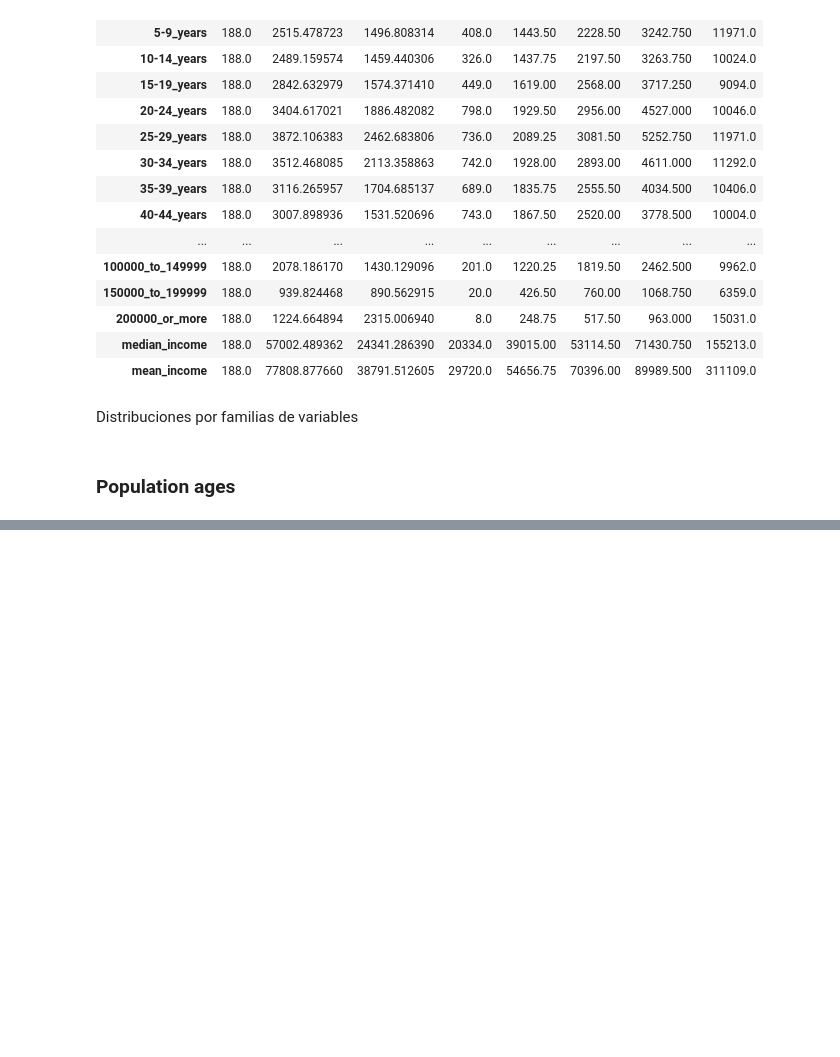
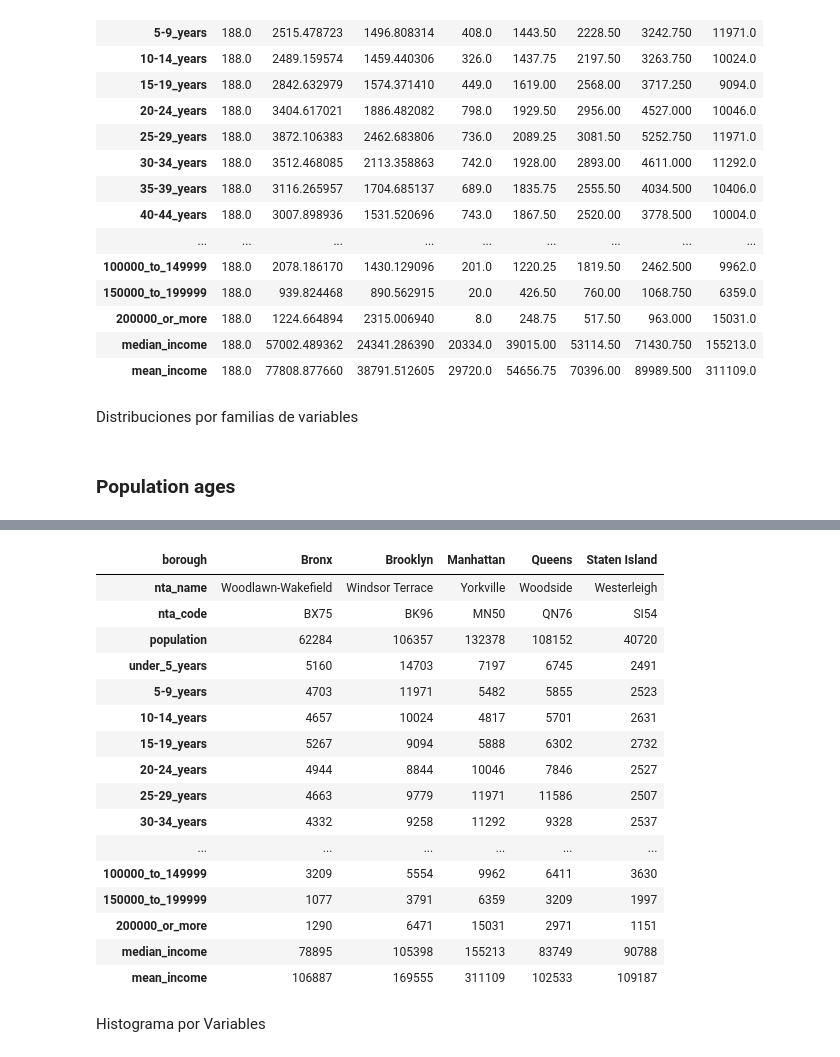
Before and after one commit to ingkilo/Bogota_2_Journal, a Jupyter notebook: Datathon/EDA Notebooks/EDA demographics.ipynb, the cells around one changed output, grey strips where cells are left out. Drawn from its saved outputs; the diff is of its cells as text; code cells hidden in the pictures; blank space fills up the shorter version.

```diff
--- a/Datathon/EDA Notebooks/EDA demographics.ipynb
+++ b/Datathon/EDA Notebooks/EDA demographics.ipynb
@@ -67,0 +131,22 @@ population_incomes =[ 'less_than_10,000',
+# %%
+df.groupby(["borough"]).agg("max").T
+# %% [output]
+| borough | Bronx | Brooklyn | Manhattan | Queens | Staten Island |
+| nta_name | Woodlawn-Wakefield | Windsor Terrace | Yorkville | Woodside | Westerleigh |
+| nta_code | BX75 | BK96 | MN50 | QN76 | SI54 |
+| population | 62284 | 106357 | 132378 | 108152 | 40720 |
+| under_5_years | 5160 | 14703 | 7197 | 6745 | 2491 |
+| 5-9_years | 4703 | 11971 | 5482 | 5855 | 2523 |
+| 10-14_years | 4657 | 10024 | 4817 | 5701 | 2631 |
+| 15-19_years | 5267 | 9094 | 5888 | 6302 | 2732 |
+| 20-24_years | 4944 | 8844 | 10046 | 7846 | 2527 |
+| 25-29_years | 4663 | 9779 | 11971 | 11586 | 2507 |
+| 30-34_years | 4332 | 9258 | 11292 | 9328 | 2537 |
+| ... | ... | ... | ... | ... | ... |
+| 100000_to_149999 | 3209 | 5554 | 9962 | 6411 | 3630 |
+| 150000_to_199999 | 1077 | 3791 | 6359 | 3209 | 1997 |
+| 200000_or_more | 1290 | 6471 | 15031 | 2971 | 1151 |
+| median_income | 78895 | 105398 | 155213 | 83749 | 90788 |
+| mean_income | 106887 | 169555 | 311109 | 102533 | 109187 |
+# %% [markdown]
+Histograma por Variables
```
Also changed, not shown: parts of 27 cells of this notebook.
